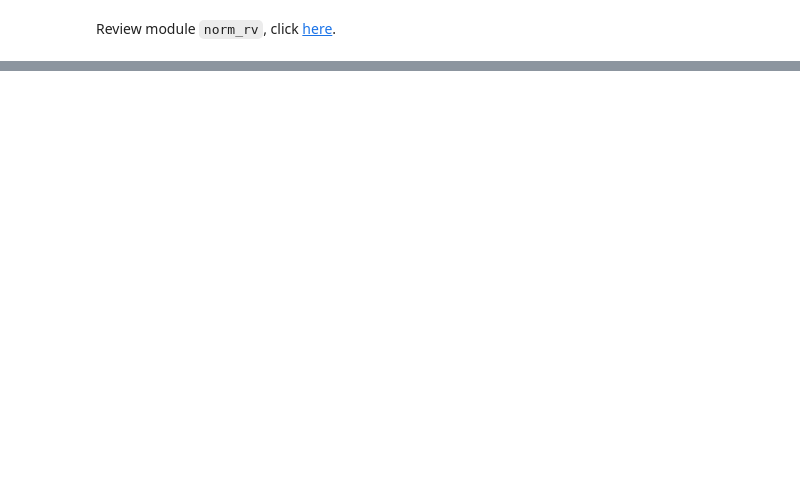
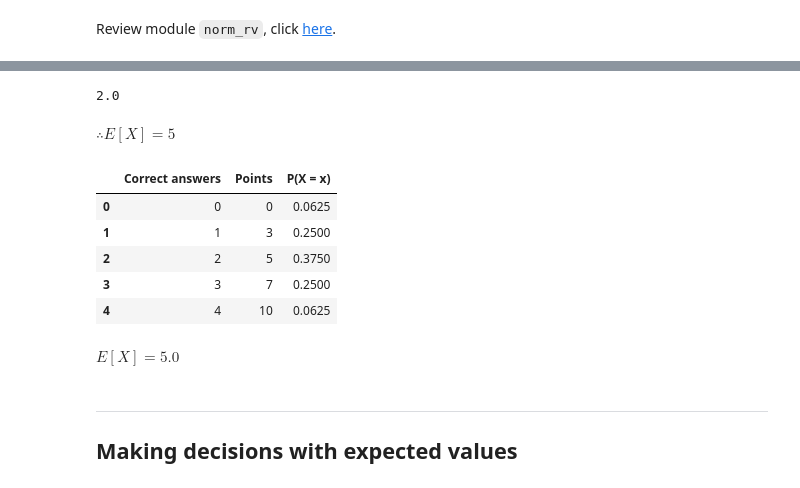
Before and after one commit to ZacksAmber/-probability-and-statistics, a Jupyter notebook: random_variables.ipynb, the cells around one changed output, grey strips where cells are left out. Saved outputs shown, nothing was run; the diff lists cells and outputs as text; code cells hidden in the pictures; blank space fills up the shorter version.

```diff
--- a/random_variables.ipynb
+++ b/random_variables.ipynb
@@ -633,0 +641,6 @@ See also [Normal Distribution](./normal_distribution.ipynb)
+# %%
+df = pd.DataFrame({
+    "Correct answers": [0, 1, 2, 3, 4],
+    "Points": [0, 3, 5, 7, 10]
+})
+df
@@ -633,0 +654,26 @@ See also [Normal Distribution](./normal_distribution.ipynb)
+# %%
+n, p = 4, 0.5
+binom.mean(n, p)
+# %% [output]
+2.0
+# %% [markdown]
+$\therefore E[X] = 5$
+# %%
+# or you can also calculate the probability for each case
+df['P(X = x)'] = binom.pmf(df['Correct answers'], n, p)
+df
+# %% [output]
+|  | Correct answers | Points | P(X = x) |
+| 0 | 0 | 0 | 0.0625 |
+| 1 | 1 | 3 | 0.2500 |
+| 2 | 2 | 5 | 0.3750 |
+| 3 | 3 | 7 | 0.2500 |
+| 4 | 4 | 10 | 0.0625 |
+# %%
+display(Latex(f"$E[X] = {sum(df['P(X = x)'] * df.Points)}$"))
+# %% [output]
+$E[X] = 5.0$
+# %% [markdown]
+---
+
+## Making decisions with expected values
```
Also changed, not shown: parts of 142 cells of this notebook, 9 other files.
